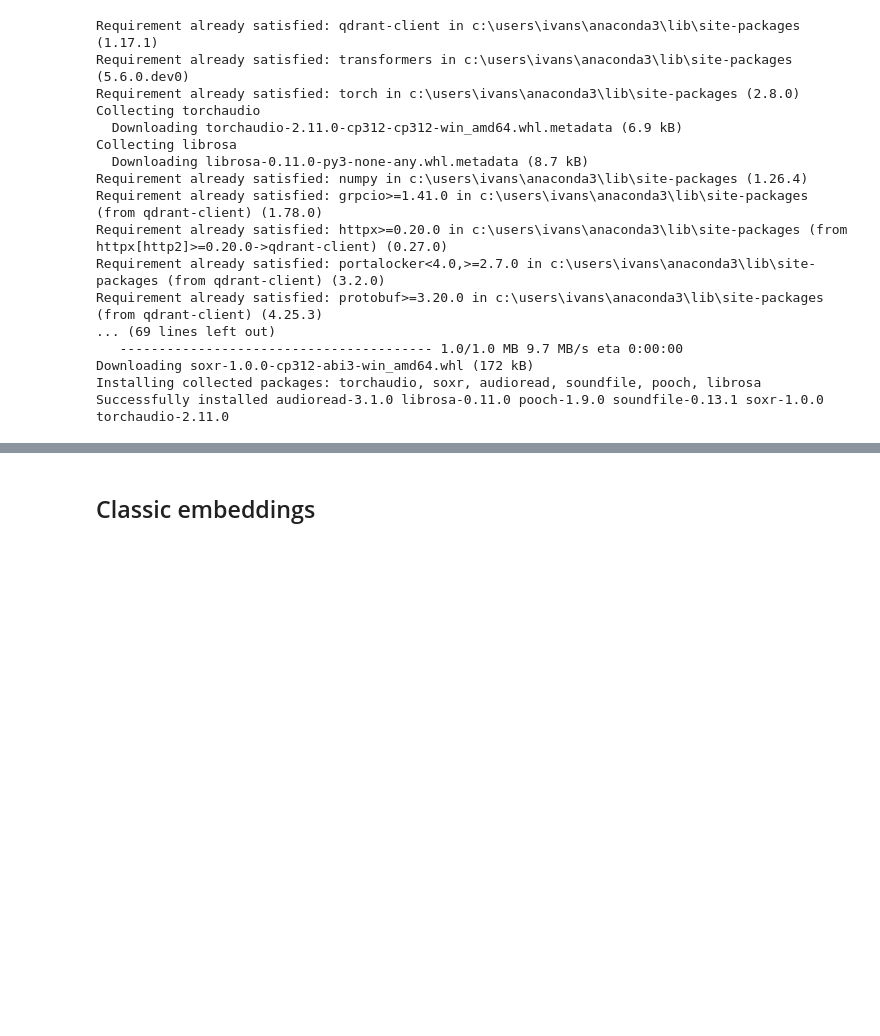
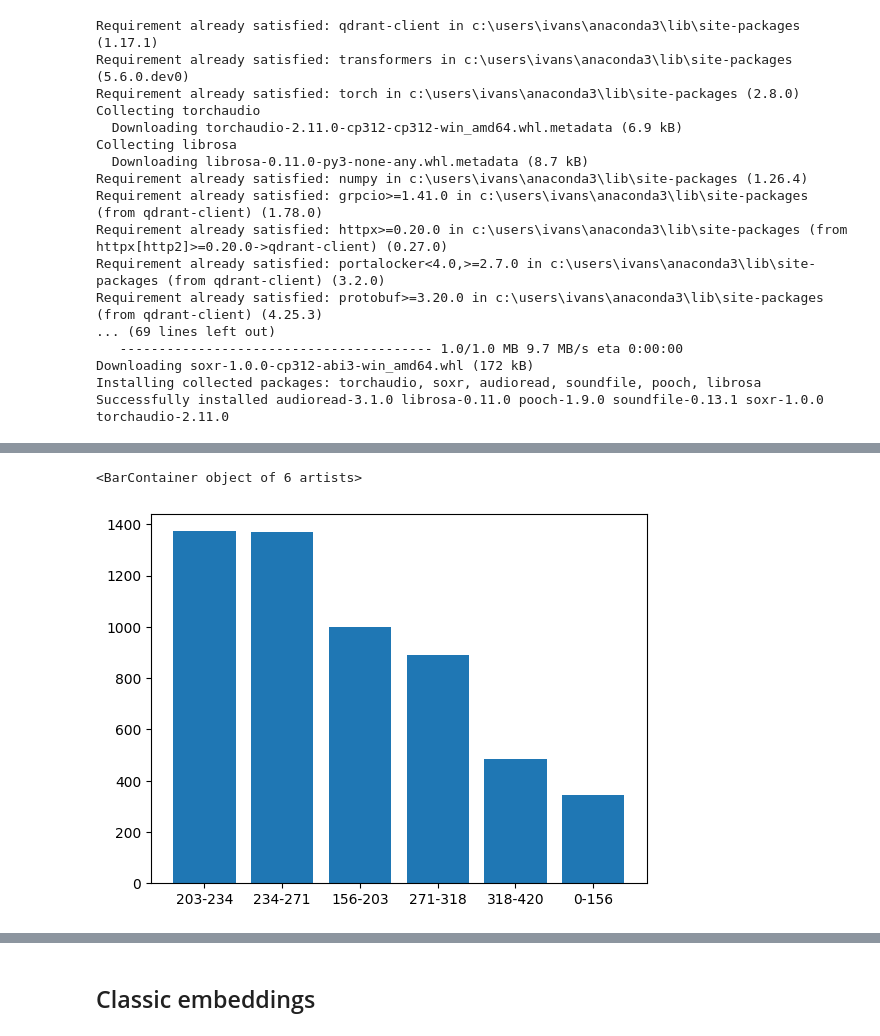
Before and after one commit to mr-racer/lyrics-search, a Jupyter notebook: song_text.ipynb, the cells around one changed output, grey strips where cells are left out. Cells and saved outputs as stored; diff of their text form; code cells hidden in the pictures; blank space fills up the shorter version.

```diff
--- a/song_text.ipynb
+++ b/song_text.ipynb
@@ -39,0 +51,20 @@ with open ('metadata.json', 'r', encoding='utf-8') as f_in:
+# %%
+df = df[df['duration'] <= 420]
+# %%
+iqr = (df['duration'].quantile(q=0.5) - df['duration'].quantile(q=0.25))
+# %%
+q3 = df['duration'].quantile(q=0.25)
+q2 = df['duration'].quantile(q=0.5)
+q1 = df['duration'].quantile(q=0.75)
+# %%
+df.loc[df['duration']<(q3-1.5*iqr), 'duration_new'] = f'0-{int(round(q3-1.5*iqr, 0))}'
+df.loc[(df['duration']>=(q3-1.5*iqr))&(df['duration']<q3), 'duration_new'] = f'{int(round(q3-1.5*iqr, 0))}-{int(round(q3, 0))}'
+df.loc[(df['duration']>=q3)&(df['duration']<q2), 'duration_new'] = f'{int(round(q3, 0))}-{int(round(q2, 0))}'
+df.loc[(df['duration']>=q2)&(df['duration']<=q1), 'duration_new'] = f'{int(round(q2, 0))}-{int(round(q1))}'
+df.loc[(df['duration']>=q1)&(df['duration']<=(q1+1.5*iqr)), 'duration_new'] = f'{int(round(q1, 0))}-{int(round(q1+1.5*iqr, 0))}'
+df.loc[df['duration']>q1+1.5*iqr, 'duration_new'] = f"{int(round(q1+1.5*iqr, 0))}-{int(df['duration'].max())}"
+# %%
+plt.bar(x=df['duration_new'].value_counts().index, height=df['duration_new'].value_counts().values)
+# %% [output]
+<BarContainer object of 6 artists>
+[figure, added]
```
Also changed, not shown: parts of 44 cells of this notebook, 1 other file.
